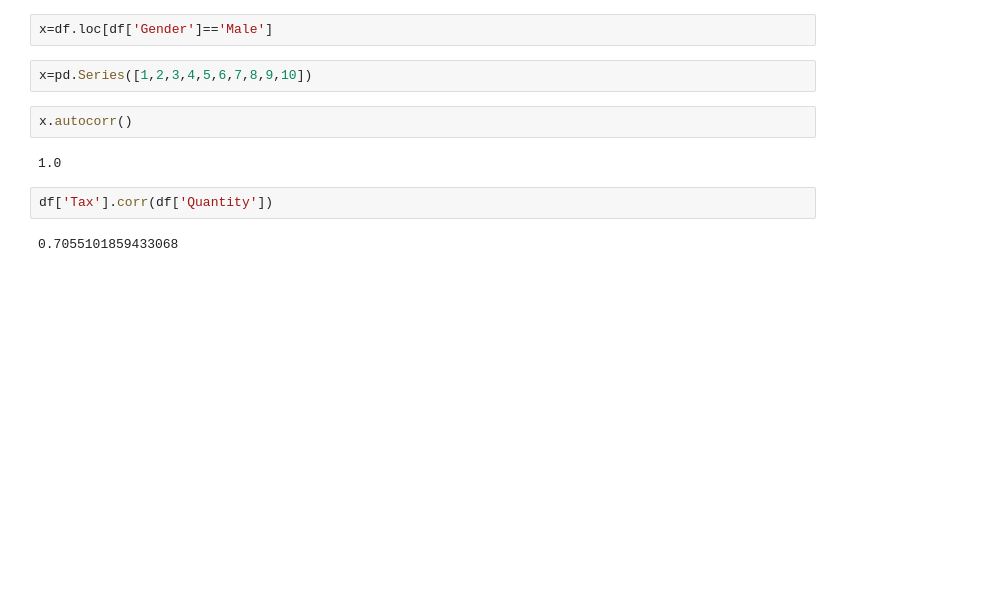
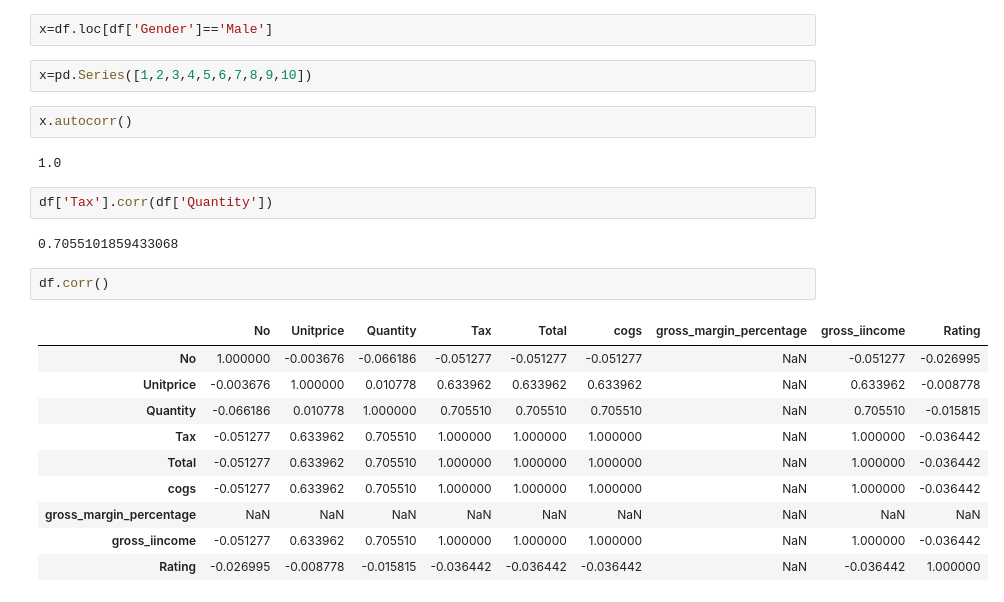
Before and after one commit to midhun2035/Introduction-to-Python, a Jupyter notebook: p04.ipynb, the cells around one changed output. Saved outputs shown, nothing was run; the diff lists cells and outputs as text; blank space fills up the shorter version.

```diff
--- a/p04.ipynb
+++ b/p04.ipynb
@@ -185,3 +185,16 @@ x.autocorr()
 df['Tax'].corr(df['Quantity'])
 # %% [output]
 0.7055101859433068
+# %%
+df.corr()
+# %% [output]
+|  | No | Unitprice | Quantity | Tax | Total | cogs | gross_margin_percentage | gross_iincome | Rating |
+| No | 1.000000 | -0.003676 | -0.066186 | -0.051277 | -0.051277 | -0.051277 | NaN | -0.051277 | -0.026995 |
+| Unitprice | -0.003676 | 1.000000 | 0.010778 | 0.633962 | 0.633962 | 0.633962 | NaN | 0.633962 | -0.008778 |
+| Quantity | -0.066186 | 0.010778 | 1.000000 | 0.705510 | 0.705510 | 0.705510 | NaN | 0.705510 | -0.015815 |
+| Tax | -0.051277 | 0.633962 | 0.705510 | 1.000000 | 1.000000 | 1.000000 | NaN | 1.000000 | -0.036442 |
+| Total | -0.051277 | 0.633962 | 0.705510 | 1.000000 | 1.000000 | 1.000000 | NaN | 1.000000 | -0.036442 |
+| cogs | -0.051277 | 0.633962 | 0.705510 | 1.000000 | 1.000000 | 1.000000 | NaN | 1.000000 | -0.036442 |
+| gross_margin_percentage | NaN | NaN | NaN | NaN | NaN | NaN | NaN | NaN | NaN |
+| gross_iincome | -0.051277 | 0.633962 | 0.705510 | 1.000000 | 1.000000 | 1.000000 | NaN | 1.000000 | -0.036442 |
+| Rating | -0.026995 | -0.008778 | -0.015815 | -0.036442 | -0.036442 | -0.036442 | NaN | -0.036442 | 1.000000 |
```
Also changed, not shown: parts of 4 cells of this notebook.
